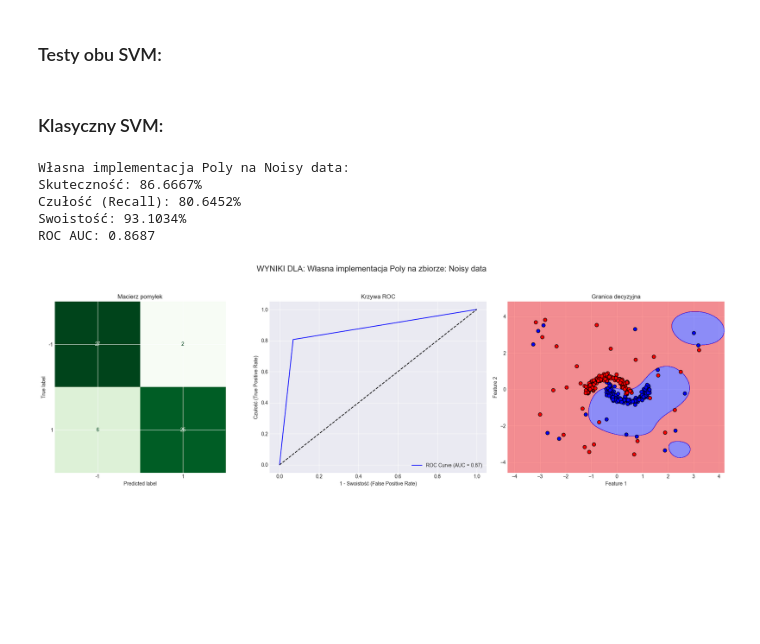
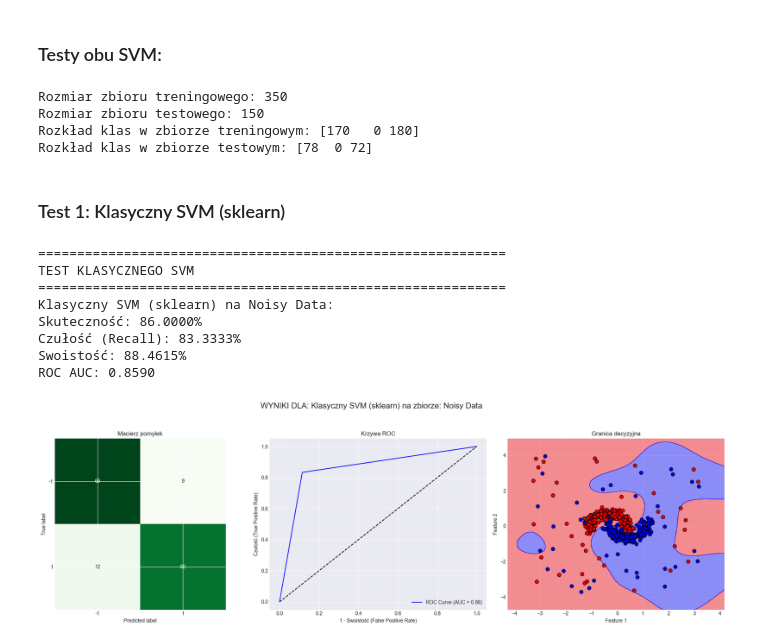
Before and after one commit to Jvsin/ai-studies, a Jupyter notebook: msi/lab4.ipynb, the cells around one changed output. Cells and saved outputs as stored; diff of their text form; code cells hidden in the pictures; blank space fills up the shorter version.

```diff
--- a/msi/lab4.ipynb
+++ b/msi/lab4.ipynb
@@ -389,24 +213,41 @@ def evaluate_classifier(y_test, y_pred, X, y, model, classifier_name, dataset_na
 
     plt.tight_layout()
     plt.show()
+# %%
+X, y = generate_noisy_data(n_samples=500, outlier_fraction=0.15, noise=0.15, random_state=42)
+X_train, X_test, y_train, y_test = train_test_split(X, y, test_size=0.3, random_state=42)
+
+print(f"Rozmiar zbioru treningowego: {X_train.shape[0]}")
+print(f"Rozmiar zbioru testowego: {X_test.shape[0]}")
+print(f"Rozkład klas w zbiorze treningowym: {np.bincount(y_train + 1)}")
+print(f"Rozkład klas w zbiorze testowym: {np.bincount(y_test + 1)}")
+# %% [output]
+Rozmiar zbioru treningowego: 350
+Rozmiar zbioru testowego: 150
+Rozkład klas w zbiorze treningowym: [170   0 180]
+Rozkład klas w zbiorze testowym: [78  0 72]
 # %% [markdown]
-### Klasyczny SVM:
+### Test 1: Klasyczny SVM (sklearn)
-# %%
-# X, y = generate_data(300, 2, 259195)
-X, y = generate_noisy_data(n_samples=300, outlier_fraction=0.15, noise=0.1, random_state=42)
-# X, y = generate_moons(300, random_state=42)
-X_train, X_test, y_train, y_test = train_test_split(X, y, test_size=0.2, random_state=42)
-
-
-svm = SVM(kernel='rbf')
-svm.fit(X_train, y_train)
-svm_pred = svm.predict(X_test)
-evaluate_classifier(y_test, svm_pred, X, y, svm, "Własna implementacja Poly", "Noisy data", [-1, 1])
-# %% [output]
-Własna implementacja Poly na Noisy data:
-Skuteczność: 86.6667%
-Czułość (Recall): 80.6452%
-Swoistość: 93.1034%
-ROC AUC: 0.8687
-[figure, removed]
+# %%
+# 2. Test klasycznego SVM
+print("=" * 60)
+print("TEST KLASYCZNEGO SVM")
+print("=" * 60)
+
+svm_classic = SVC(kernel='rbf', C=1.0, gamma='scale')
+svm_classic.fit(X_train, y_train)
+svm_pred = svm_classic.predict(X_test)
+
+evaluate_classifier(y_test, svm_pred, X, y, svm_classic,
+                   "Klasyczny SVM (sklearn)", "Noisy Data", [-1, 1])
+# %% [output]
+============================================================
+TEST KLASYCZNEGO SVM
+============================================================
+Klasyczny SVM (sklearn) na Noisy Data:
+Skuteczność: 86.0000%
+Czułość (Recall): 83.3333%
+Swoistość: 88.4615%
+ROC AUC: 0.8590
+[figure, added]
 # %% [markdown]
```
Also changed, not shown: parts of 15 cells of this notebook.
